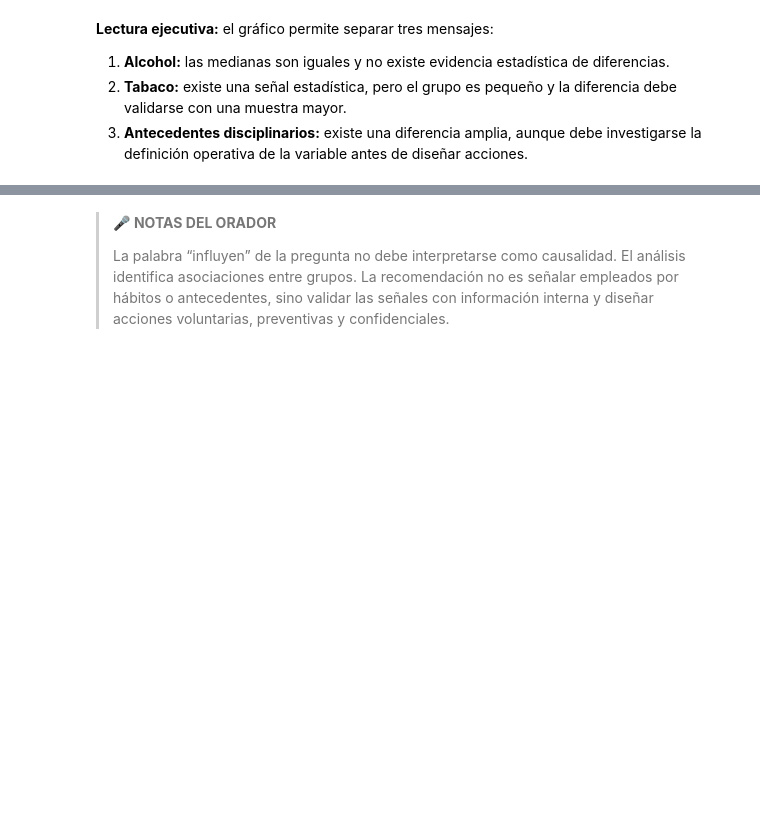
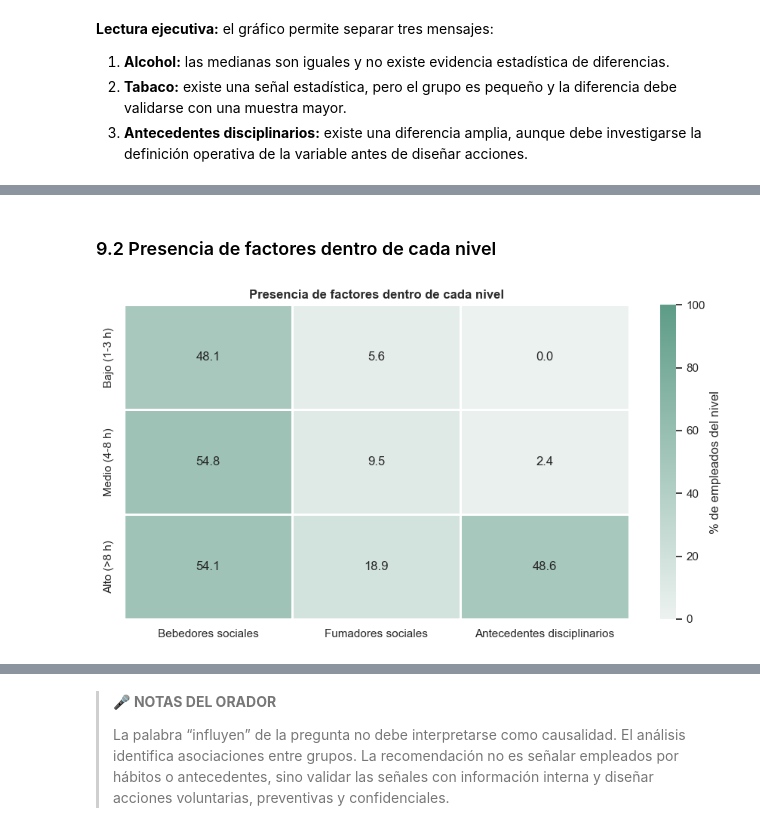
Before and after one commit to ITACADEMYprojectes/ProjecteData, a Jupyter notebook: Equip_31/Scripts/Notebooks/analisis_absentismo_Fede_08062026.ipynb, the cells around one changed output, grey strips where cells are left out. Cells and saved outputs as stored; diff of their text form; code cells hidden in the pictures; blank space fills up the shorter version.

```diff
--- a/Equip_31/Scripts/Notebooks/analisis_absentismo_Fede_08062026.ipynb
+++ b/Equip_31/Scripts/Notebooks/analisis_absentismo_Fede_08062026.ipynb
@@ -759,0 +862,35 @@ plt.show()
+# %% [markdown]
+### 9.2 Presencia de factores dentro de cada nivel
+# %%
+matriz_factores = resumen_niveles[[
+    'pct_bebedores',
+    'pct_fumadores',
+    'pct_antecedentes'
+]].rename(columns={
+    'pct_bebedores': 'Bebedores sociales',
+    'pct_fumadores': 'Fumadores sociales',
+    'pct_antecedentes': 'Antecedentes disciplinarios'
+})
+
+fig, ax = plt.subplots(figsize=(9, 5))
+fig.patch.set_alpha(0)
+ax.set_facecolor('none')
+sns.heatmap(
+    matriz_factores,
+    annot=True,
+    fmt='.1f',
+    cmap=sns.light_palette(COLOR_VERDE_OSCURO, as_cmap=True),
+    vmin=0,
+    vmax=100,
+    linewidths=0.8,
+    cbar_kws={'label': '% de empleados del nivel'},
+    ax=ax
+)
+ax.set_title('Presencia de factores dentro de cada nivel', fontweight='bold')
+ax.set_xlabel('')
+ax.set_ylabel('')
+plt.tight_layout()
+plt.savefig('grafica5_factores_niveles.png', dpi=150, bbox_inches='tight')
+plt.show()
+# %% [output]
+[figure, added]
```
Also changed, not shown: parts of 20 cells of this notebook, 2 other files.
